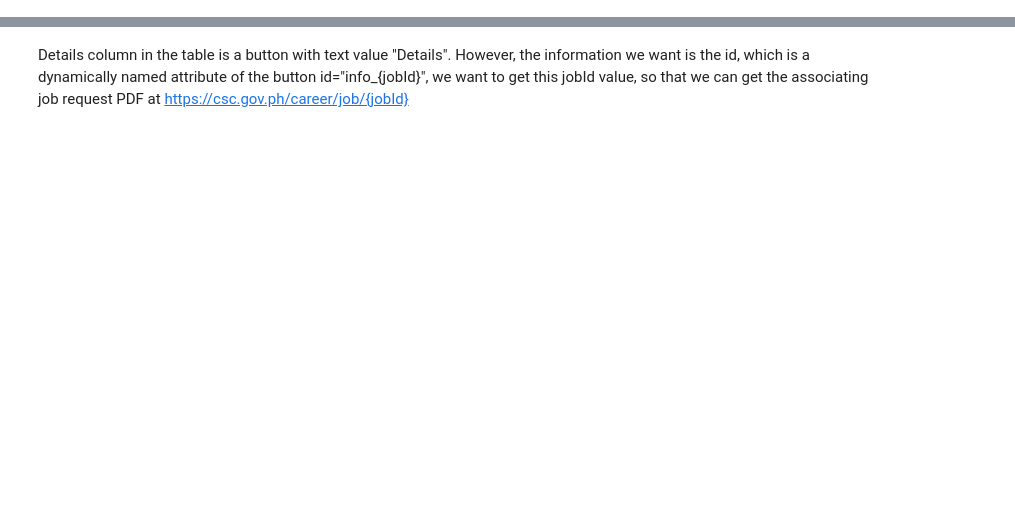
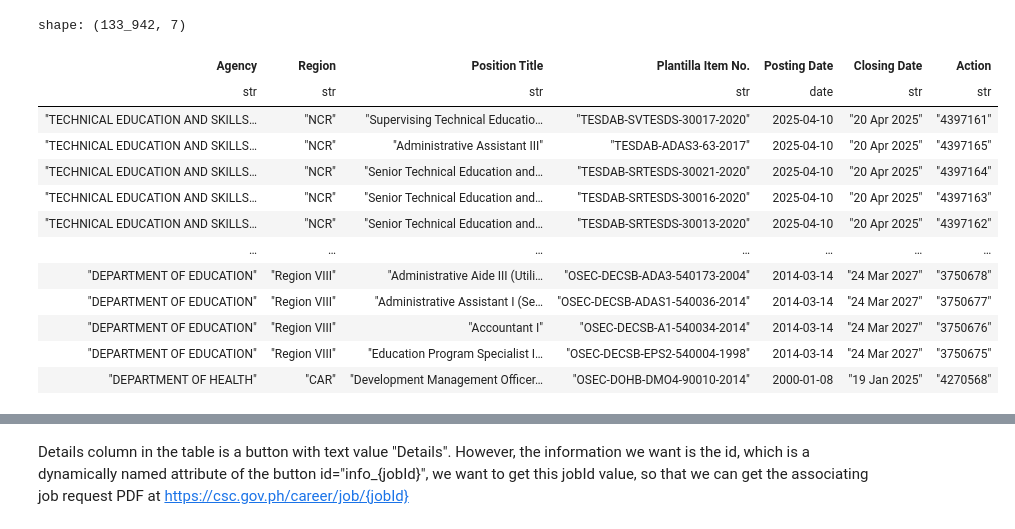
Before and after one commit to iragca/ml-final-project, a Jupyter notebook: notebooks/1.0-iragca-csc.ipynb, the cells around one changed output, grey strips where cells are left out. Cells and saved outputs as stored; diff of their text form; code cells hidden in the pictures; blank space fills up the shorter version.

```diff
--- a/notebooks/1.0-iragca-csc.ipynb
+++ b/notebooks/1.0-iragca-csc.ipynb
@@ -50,0 +55,43 @@ np.float64(10.083074919953589)
+# %%
+def format_date_column(df: pl.DataFrame, col_name: str) -> pl.DataFrame:
+    month_map = {
+        "Jan": "01",
+        "Feb": "02",
+        "Mar": "03",
+        "Apr": "04",
+        "May": "05",
+        "Jun": "06",
+        "Jul": "07",
+        "Aug": "08",
+        "Sep": "09",
+        "Oct": "10",
+        "Nov": "11",
+        "Dec": "12",
+    }
+
+    return df.with_columns(
+        [
+            pl.col(col_name)
+            .str.strptime(pl.Date, "%d %b %Y")  # Convert from "20 Apr 2025"
+            .alias(col_name)
+        ]
+    )
+
+
+formatted_data = format_date_column(data, "Posting Date")
+formatted_data
+# %% [output]
+shape: (133_942, 7)
+| Agency | Region | Position Title | Plantilla Item No. | Posting Date | Closing Date | Action |
+| str | str | str | str | date | str | str |
+| "TECHNICAL EDUCATION AND SKILLS… | "NCR" | "Supervising Technical Educatio… | "TESDAB-SVTESDS-30017-2020" | 2025-04-10 | "20 Apr 2025" | "4397161" |
+| "TECHNICAL EDUCATION AND SKILLS… | "NCR" | "Administrative Assistant III" | "TESDAB-ADAS3-63-2017" | 2025-04-10 | "20 Apr 2025" | "4397165" |
+| "TECHNICAL EDUCATION AND SKILLS… | "NCR" | "Senior Technical Education and… | "TESDAB-SRTESDS-30021-2020" | 2025-04-10 | "20 Apr 2025" | "4397164" |
+| "TECHNICAL EDUCATION AND SKILLS… | "NCR" | "Senior Technical Education and… | "TESDAB-SRTESDS-30016-2020" | 2025-04-10 | "20 Apr 2025" | "4397163" |
+| "TECHNICAL EDUCATION AND SKILLS… | "NCR" | "Senior Technical Education and… | "TESDAB-SRTESDS-30013-2020" | 2025-04-10 | "20 Apr 2025" | "4397162" |
+| … | … | … | … | … | … | … |
+| "DEPARTMENT OF EDUCATION" | "Region VIII" | "Administrative Aide III (Utili… | "OSEC-DECSB-ADA3-540173-2004" | 2014-03-14 | "24 Mar 2027" | "3750678" |
+| "DEPARTMENT OF EDUCATION" | "Region VIII" | "Administrative Assistant I (Se… | "OSEC-DECSB-ADAS1-540036-2014" | 2014-03-14 | "24 Mar 2027" | "3750677" |
+| "DEPARTMENT OF EDUCATION" | "Region VIII" | "Accountant I" | "OSEC-DECSB-A1-540034-2014" | 2014-03-14 | "24 Mar 2027" | "3750676" |
+| "DEPARTMENT OF EDUCATION" | "Region VIII" | "Education Program Specialist I… | "OSEC-DECSB-EPS2-540004-1998" | 2014-03-14 | "24 Mar 2027" | "3750675" |
+| "DEPARTMENT OF HEALTH" | "CAR" | "Development Management Officer… | "OSEC-DOHB-DMO4-90010-2014" | 2000-01-08 | "19 Jan 2025" | "4270568" |
```
Also changed, not shown: parts of 20 cells of this notebook.
